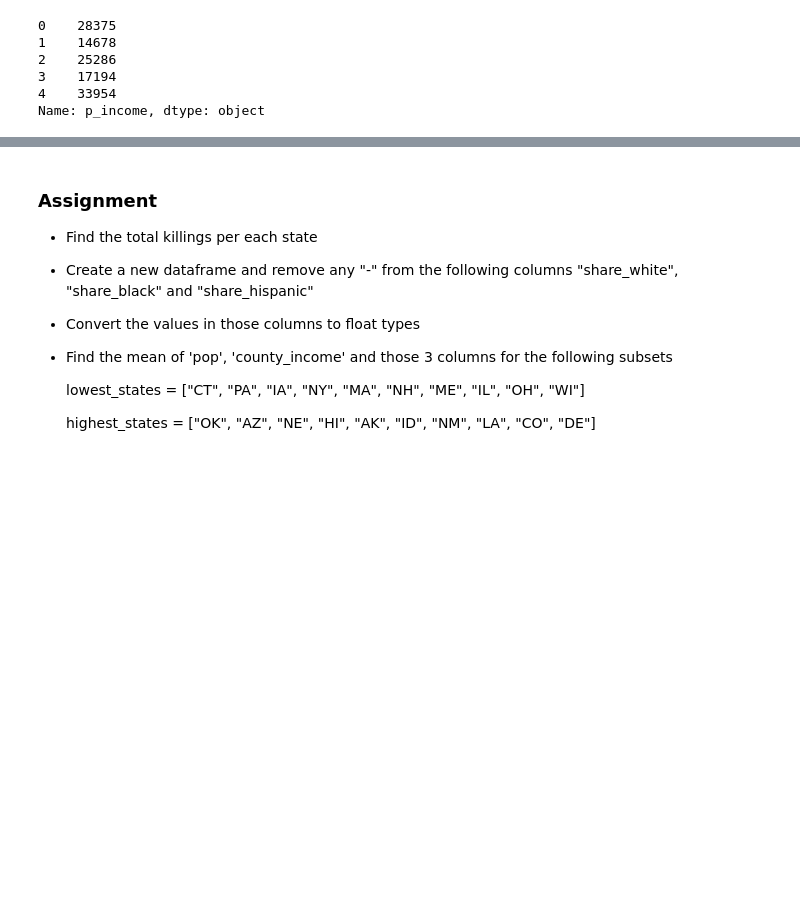
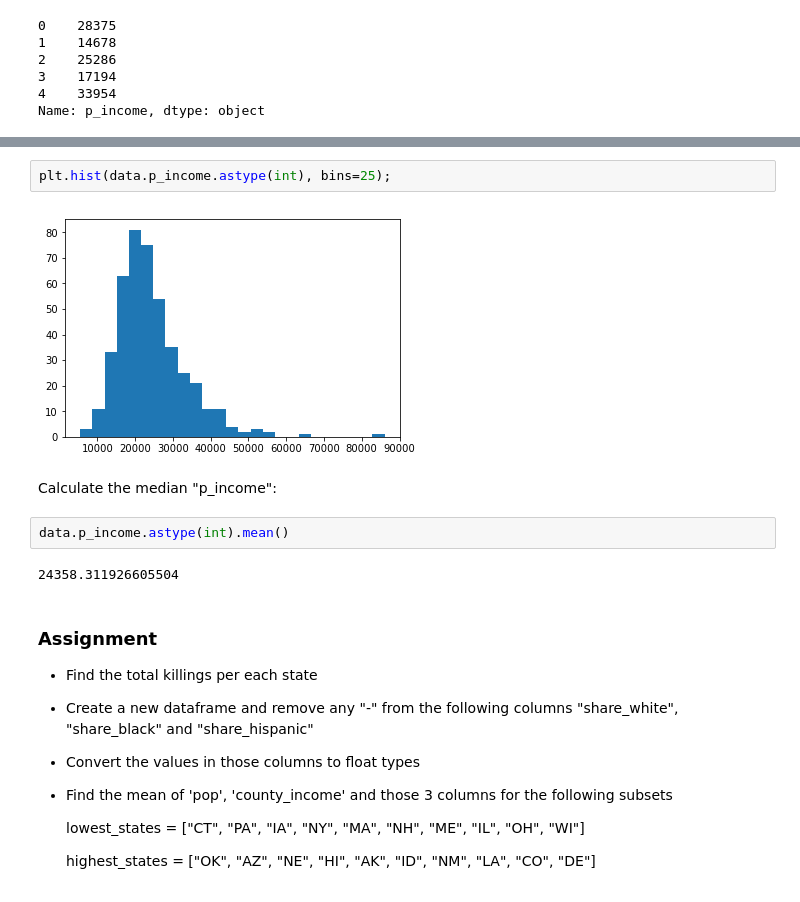
Before and after one commit to mudspringhiker/foundations, a Jupyter notebook: 07_Python_Data_Analysis/police_killings/police.ipynb, the cells around one changed output, grey strips where cells are left out. Cells and saved outputs as stored; diff of their text form; blank space fills up the shorter version.

```diff
--- a/07_Python_Data_Analysis/police_killings/police.ipynb
+++ b/07_Python_Data_Analysis/police_killings/police.ipynb
@@ -119,3 +139,13 @@ Name: p_income, dtype: object
+# %%
+plt.hist(data.p_income.astype(int), bins=25);
+# %% [output]
+[figure, added]
+# %% [markdown]
+Calculate the median "p_income":
+# %%
+data.p_income.astype(int).mean()
+# %% [output]
+24358.311926605504
 # %% [markdown]
 ### Assignment
 
```
Also changed, not shown: parts of 16 cells of this notebook.
